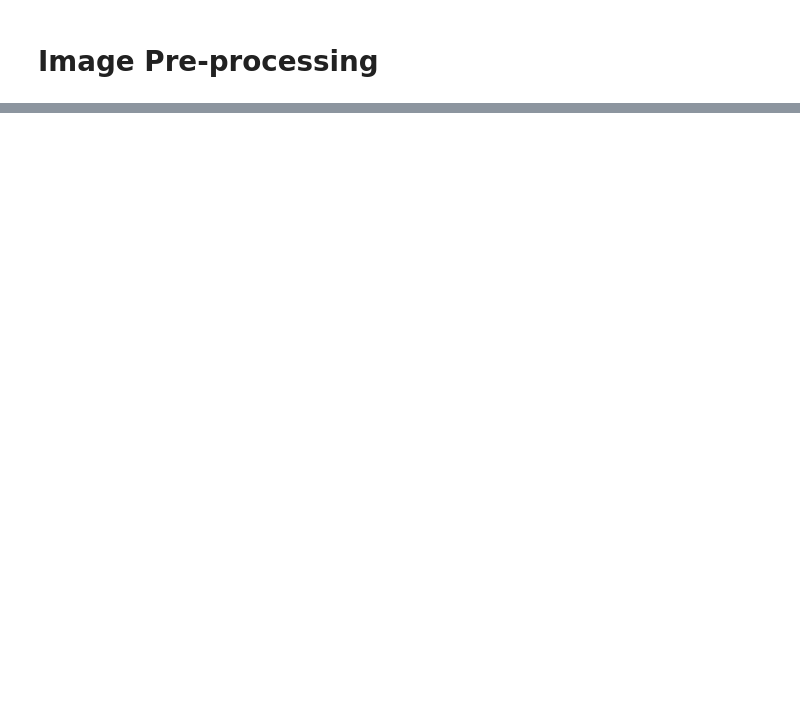
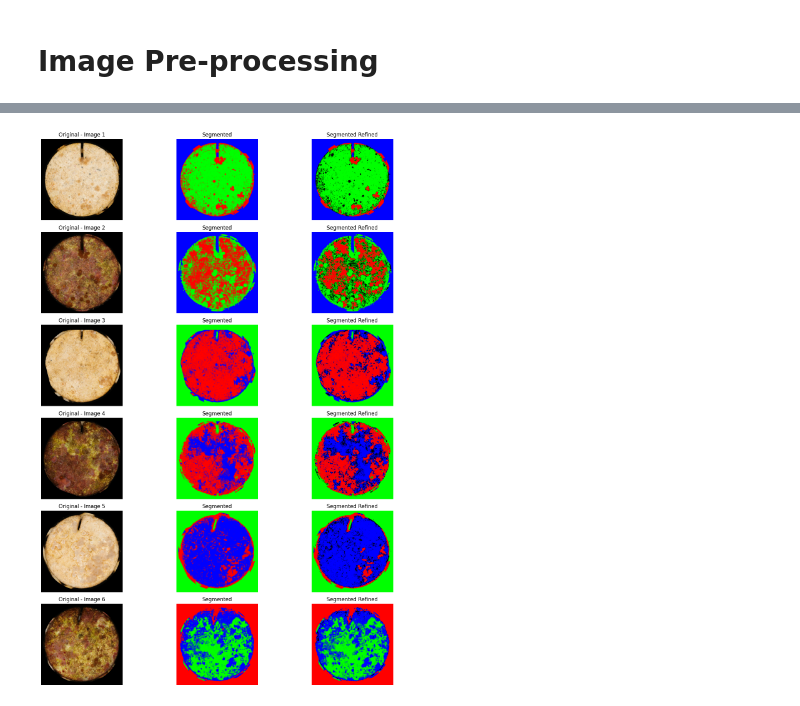
Before and after one commit to Sarthakischauhan/cs136-coral, a Jupyter notebook: main.ipynb, the cells around one changed output, grey strips where cells are left out. Drawn from its saved outputs; the diff is of its cells as text; code cells hidden in the pictures; blank space fills up the shorter version.

Commit message:
Colored segmentation

```diff
--- a/main.ipynb
+++ b/main.ipynb
@@ -8,12 +27,6 @@ import matplotlib.pyplot as plt
 # %%
 """ Global variables/constants """
-files = get_all_files("./dataset")
+if os.path.isdir("./resized_dataset"):
+    files = get_all_files("./resized_dataset")
+else:
+    files = get_all_files("./dataset")
-# %%
-fig = plt.figure(figsize=(10,7))
-i = 1
-plt.axis("off")
-for file in files:
-    plt.subplot(2,3,i)
-    img = cv.imread(file, cv.IMREAD_GRAYSCALE)
-    plt.imshow(img, cmap="Greys")
-    i+=1
@@ -21,0 +33,77 @@ for file in files:
+# %%
+fig = plt.figure(figsize=(18, 18))
+for idx, file in enumerate(files[:6]):
+    image = cv.imread(file)
+    gray = cv.cvtColor(img, cv.COLOR_BGR2GRAY)
+
+    image_rgb = cv.cvtColor(image, cv.COLOR_BGR2RGB)
+
+    # Convert to LAB color space
+    image_lab = cv.cvtColor(image, cv.COLOR_BGR2LAB)
+
+    # Reshape the image to a 2D array of pixels
+    pixel_values = image_lab.reshape((-1, 3))
+    pixel_values = np.float32(pixel_values)
+
+    # Perform k-means clustering
+    criteria = (cv.TERM_CRITERIA_EPS + cv.TERM_CRITERIA_MAX_ITER, 100, 0.2)
+    k = 3  # Number of clusters
+    _, labels, _ = cv.kmeans(pixel_values, k, None, criteria, 10, cv.KMEANS_RANDOM_CENTERS)
+
+    # Map cluster labels to colors
+    segmented_colors = np.zeros_like(pixel_values)
+    colors = np.array([[255, 0, 0],  # Red
+                    [0, 255, 0],  # Green
+                    [0, 0, 255]])  # Blue
+    for i in range(k):
+        segmented_colors[labels.flatten() == i] = colors[i]
+
+    segmented_image = segmented_colors.reshape(image.shape)
+
+    # Refine the red region (cluster 0 here as an example)
+    red_mask = (labels.flatten() == 0).reshape(image.shape[:2])
+
+    # Reduce noise in the red mask
+    kernel = cv.getStructuringElement(cv.MORPH_ELLIPSE, (5, 5))  # Adjust size as needed
+
+    # Step 1: Apply morphological opening to remove noise
+    red_mask_opened = cv.morphologyEx(red_mask.astype(np.uint8), cv.MORPH_OPEN, kernel)
+
+    # Step 2: Apply morphological closing to fill small holes
+    red_mask_refined = cv.morphologyEx(red_mask_opened, cv.MORPH_CLOSE, kernel)
+
+    # Step 3: Filter out small components using connected component analysis
+    num_labels, labels_im = cv.connectedComponents(red_mask_refined)
+    min_component_size = 500  # Adjust based on your needs
+    for label in range(1, num_labels):  # Ignore label 0 (background)
+        if np.sum(labels_im == label) < min_component_size:
+            red_mask_refined[labels_im == label] = 0
+
+    # Update the red region in the segmented image
+    segmented_colors_refined = segmented_colors.copy()
+    segmented_colors_refined[red_mask.flatten().astype(bool)] = [255, 0, 0]  # Keep red
+    segmented_colors_refined[~red_mask_refined.flatten().astype(bool) & (labels.flatten() == 0)] = [0, 0, 0]  # Remove excess red
+
+    # Combine refined red, green, and blue
+    segmented_image_refined = segmented_colors_refined.reshape(image.shape)
+
+    plt.subplot(6, 4, idx * 4 + 1)
+    plt.title(f"Original - Image {idx+1}")
+    plt.imshow(image_rgb.astype('uint8'))
+    plt.axis('off')
+
+    plt.subplot(6, 4, idx * 4 + 2)
+    plt.title("Segmented")
+    plt.imshow(segmented_image.astype('uint8'))
+    plt.axis('off')
+
+    plt.subplot(6, 4, idx * 4 + 3)
+    plt.title("Segmented Refined")
+    plt.imshow(segmented_image_refined.astype('uint8'))
+    plt.axis('off')
+
+plt.tight_layout()
+plt.savefig("./output/segmentation_colored.png")
+plt.show()
+# %% [output]
+[figure, added]
```
Also changed, not shown: parts of 4 cells of this notebook, 9 other files.
